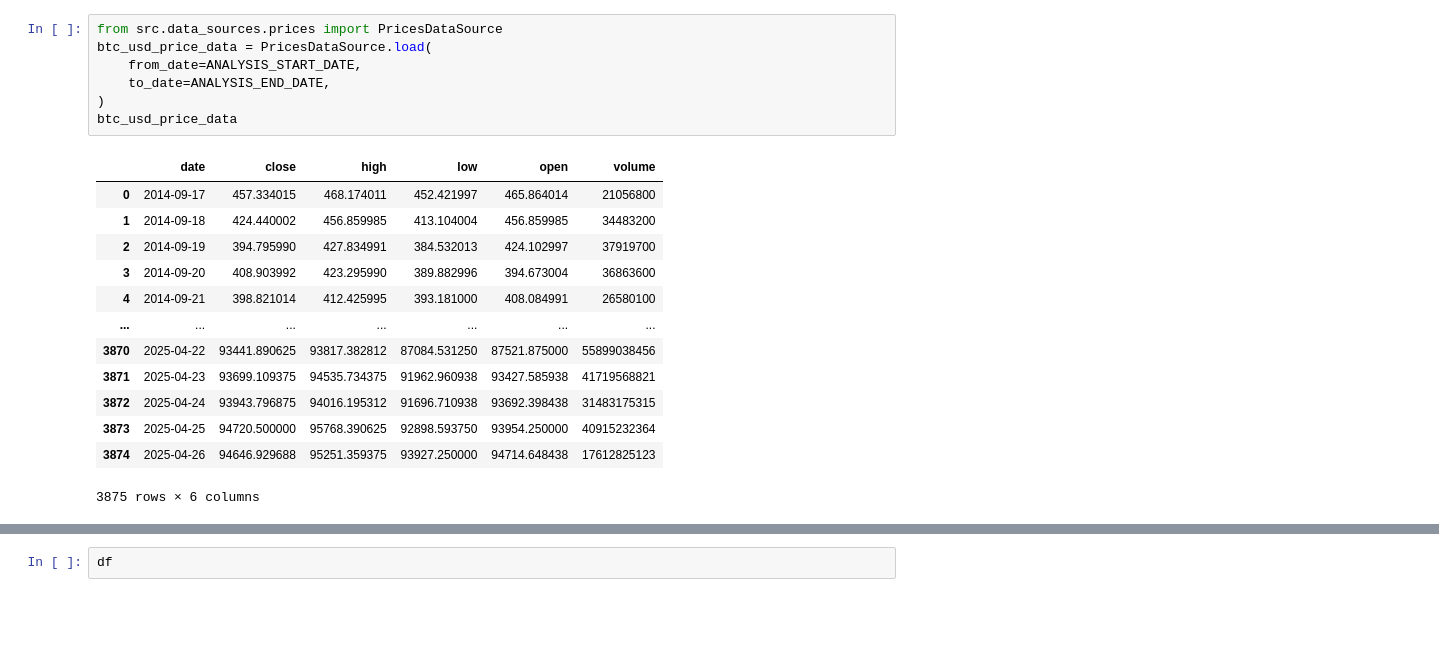
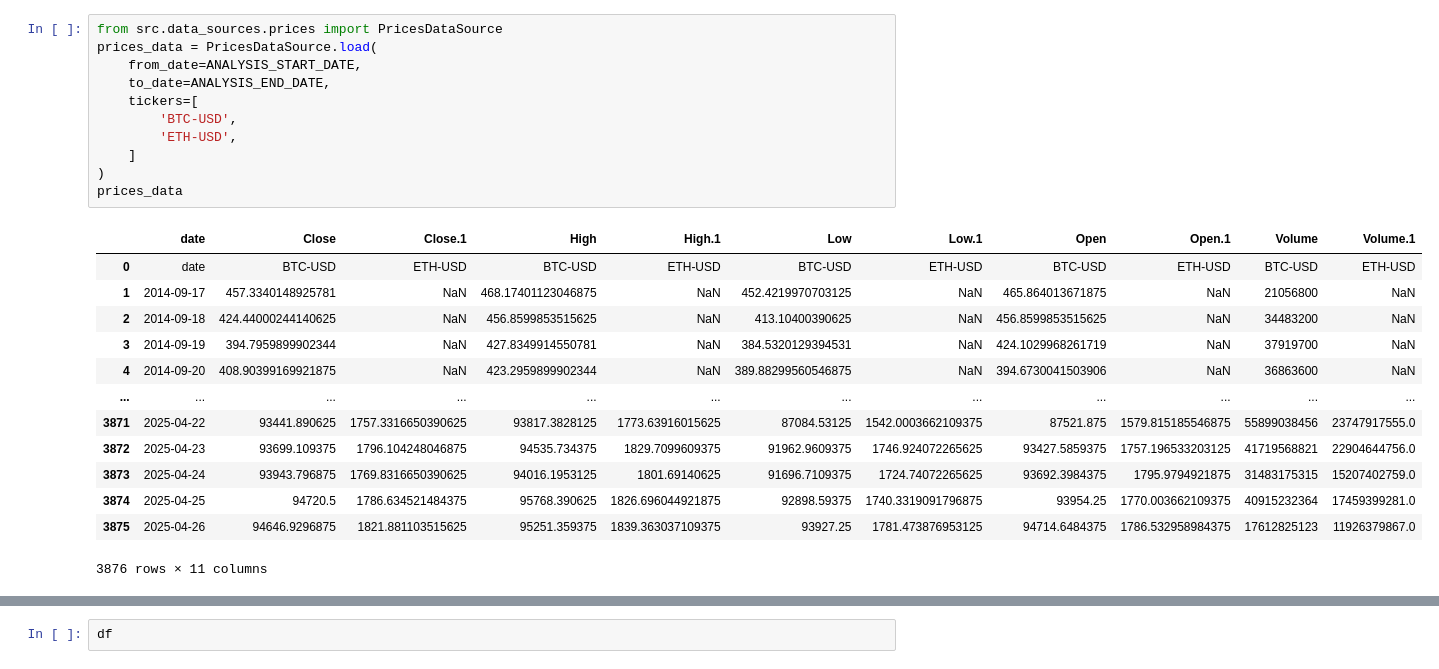
Before and after one commit to sumrak10/WangAI, a Jupyter notebook: notebooks/test.ipynb, the cells around one changed output, grey strips where cells are left out. Cells and saved outputs as stored; diff of their text form; blank space fills up the shorter version.

```diff
--- a/notebooks/test.ipynb
+++ b/notebooks/test.ipynb
@@ -38,22 +33,26 @@ google_trends_data
 # %%
 from src.data_sources.prices import PricesDataSource
-btc_usd_price_data = PricesDataSource.load(
+prices_data = PricesDataSource.load(
     from_date=ANALYSIS_START_DATE,
     to_date=ANALYSIS_END_DATE,
+    tickers=[
+        'BTC-USD',
+        'ETH-USD',
+    ]
 )
-btc_usd_price_data
+prices_data
 # %% [output]
-|  | date | close | high | low | open | volume |
-| 0 | 2014-09-17 | 457.334015 | 468.174011 | 452.421997 | 465.864014 | 21056800 |
-| 1 | 2014-09-18 | 424.440002 | 456.859985 | 413.104004 | 456.859985 | 34483200 |
-| 2 | 2014-09-19 | 394.795990 | 427.834991 | 384.532013 | 424.102997 | 37919700 |
-| 3 | 2014-09-20 | 408.903992 | 423.295990 | 389.882996 | 394.673004 | 36863600 |
-| 4 | 2014-09-21 | 398.821014 | 412.425995 | 393.181000 | 408.084991 | 26580100 |
-| ... | ... | ... | ... | ... | ... | ... |
-| 3870 | 2025-04-22 | 93441.890625 | 93817.382812 | 87084.531250 | 87521.875000 | 55899038456 |
-| 3871 | 2025-04-23 | 93699.109375 | 94535.734375 | 91962.960938 | 93427.585938 | 41719568821 |
-| 3872 | 2025-04-24 | 93943.796875 | 94016.195312 | 91696.710938 | 93692.398438 | 31483175315 |
-| 3873 | 2025-04-25 | 94720.500000 | 95768.390625 | 92898.593750 | 93954.250000 | 40915232364 |
-| 3874 | 2025-04-26 | 94646.929688 | 95251.359375 | 93927.250000 | 94714.648438 | 17612825123 |
+|  | date | Close | Close.1 | High | High.1 | Low | Low.1 | Open | Open.1 | Volume | Volume.1 |
+| 0 | date | BTC-USD | ETH-USD | BTC-USD | ETH-USD | BTC-USD | ETH-USD | BTC-USD | ETH-USD | BTC-USD | ETH-USD |
+| 1 | 2014-09-17 | 457.3340148925781 | NaN | 468.17401123046875 | NaN | 452.4219970703125 | NaN | 465.864013671875 | NaN | 21056800 | NaN |
+| 2 | 2014-09-18 | 424.44000244140625 | NaN | 456.8599853515625 | NaN | 413.10400390625 | NaN | 456.8599853515625 | NaN | 34483200 | NaN |
+| 3 | 2014-09-19 | 394.7959899902344 | NaN | 427.8349914550781 | NaN | 384.5320129394531 | NaN | 424.1029968261719 | NaN | 37919700 | NaN |
+| 4 | 2014-09-20 | 408.90399169921875 | NaN | 423.2959899902344 | NaN | 389.88299560546875 | NaN | 394.6730041503906 | NaN | 36863600 | NaN |
+| ... | ... | ... | ... | ... | ... | ... | ... | ... | ... | ... | ... |
+| 3871 | 2025-04-22 | 93441.890625 | 1757.3316650390625 | 93817.3828125 | 1773.63916015625 | 87084.53125 | 1542.0003662109375 | 87521.875 | 1579.815185546875 | 55899038456 | 23747917555.0 |
+| 3872 | 2025-04-23 | 93699.109375 | 1796.104248046875 | 94535.734375 | 1829.7099609375 | 91962.9609375 | 1746.924072265625 | 93427.5859375 | 1757.196533203125 | 41719568821 | 22904644756.0 |
+| 3873 | 2025-04-24 | 93943.796875 | 1769.8316650390625 | 94016.1953125 | 1801.69140625 | 91696.7109375 | 1724.74072265625 | 93692.3984375 | 1795.9794921875 | 31483175315 | 15207402759.0 |
+| 3874 | 2025-04-25 | 94720.5 | 1786.634521484375 | 95768.390625 | 1826.696044921875 | 92898.59375 | 1740.3319091796875 | 93954.25 | 1770.003662109375 | 40915232364 | 17459399281.0 |
+| 3875 | 2025-04-26 | 94646.9296875 | 1821.881103515625 | 95251.359375 | 1839.363037109375 | 93927.25 | 1781.473876953125 | 94714.6484375 | 1786.532958984375 | 17612825123 | 11926379867.0 |
-3875 rows × 6 columns
+3876 rows × 11 columns
 # %%
```
Also changed, not shown: parts of 3 cells of this notebook, 4 other files.
